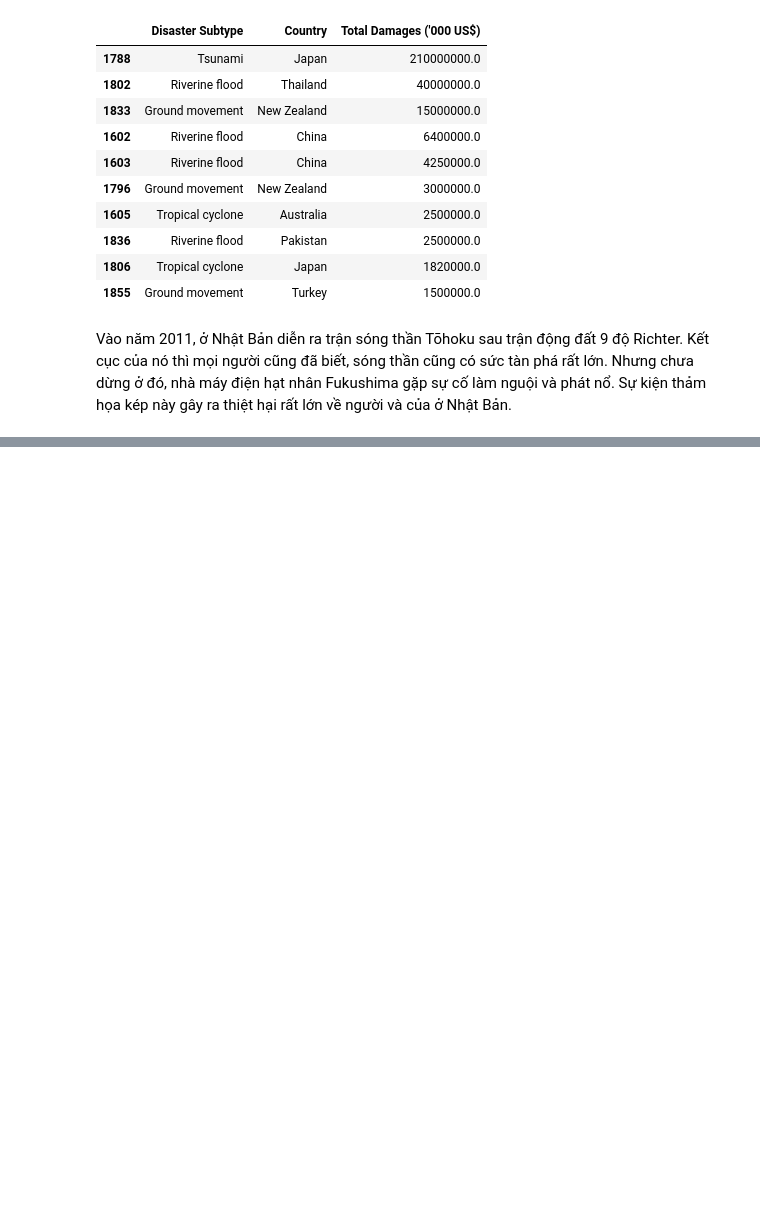
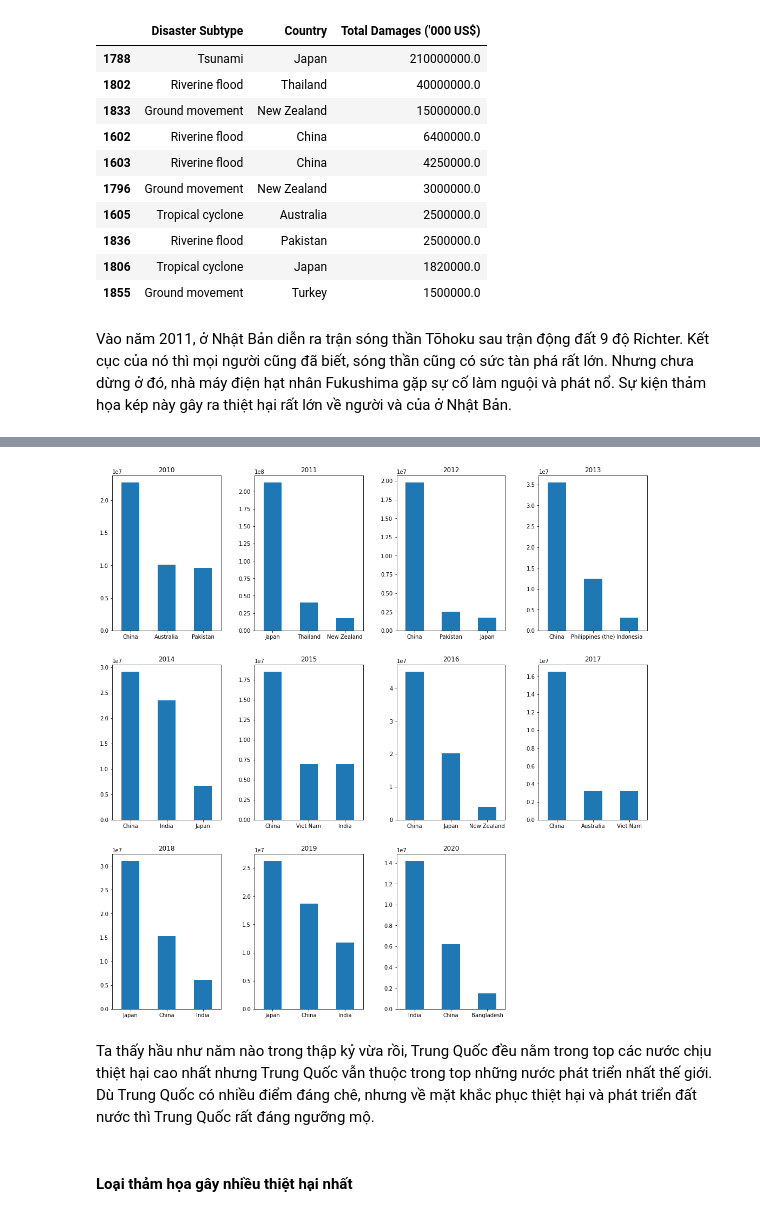
Before and after one commit to grant-ward-101/KHDL-final, a Jupyter notebook: 1712724-HuynhCongSinh.ipynb, the cells around one changed output, grey strips where cells are left out. Cells and saved outputs as stored; diff of their text form; code cells hidden in the pictures; blank space fills up the shorter version.

```diff
--- a/1712724-HuynhCongSinh.ipynb
+++ b/1712724-HuynhCongSinh.ipynb
@@ -300,0 +310,3 @@ Nguồn: https://zingnews.vn/khoanh-khac-song-than-cao-10-m-ap-vao-nhat-ban-nam-
+# %%
+last_decade = disaster_df[disaster_df['Year'] >= 2010]
+print('Tổng số record:', len(last_decade))
@@ -300,0 +317,7 @@ Nguồn: https://zingnews.vn/khoanh-khac-song-than-cao-10-m-ap-vao-nhat-ban-nam-
+# %%
+top_damages_by_year = last_decade.groupby(['Year', 'Country'], sort=True).sum().reset_index()[
+    ['Year', 'Country', 'Total Damages (\'000 US$)']]
+top_damages_by_year = top_damages_by_year.sort_values(['Year', 'Total Damages (\'000 US$)'], ascending=[True, False])
+top_country_damages_by_year = top_damages_by_year.groupby('Year').head(3).reset_index(drop=True)
+
+top_country_damages_by_year
@@ -300,0 +342,25 @@ Nguồn: https://zingnews.vn/khoanh-khac-song-than-cao-10-m-ap-vao-nhat-ban-nam-
+# %%
+fig, axs = plt.subplots(3, 4, figsize=(15, 15))
+
+year = 2010
+for i in range(3):
+    for j in range(4):
+        if year > 2020:
+            pass
+        else:
+            temp_df = top_country_damages_by_year[top_country_damages_by_year['Year'] == year]
+            temp_series = temp_df['Total Damages (\'000 US$)']
+            temp_series.index = temp_df['Country']
+            temp_series.plot.bar(ax=axs[i, j], rot=0,)
+            axs[i, j].set_title(str(year))
+            axs[i, j].set_xlabel('')
+            year += 1
+fig.tight_layout(pad=3.0)
+fig.delaxes(axs[2][3])
+plt.show()
+# %% [output]
+[figure, added]
+# %% [markdown]
+Ta thấy hầu như năm nào trong thập kỷ vừa rồi, Trung Quốc đều nằm trong top các nước chịu thiệt hại cao nhất nhưng Trung Quốc vẫn thuộc trong top những nước phát triển nhất thế giới. Dù Trung Quốc có nhiều điểm đáng chê, nhưng về mặt khắc phục thiệt hại và phát triển đất nước thì Trung Quốc rất đáng ngưỡng mộ.
+# %% [markdown]
+#### Loại thảm họa gây nhiều thiệt hại nhất
```
Also changed, not shown: parts of 22 cells of this notebook.
